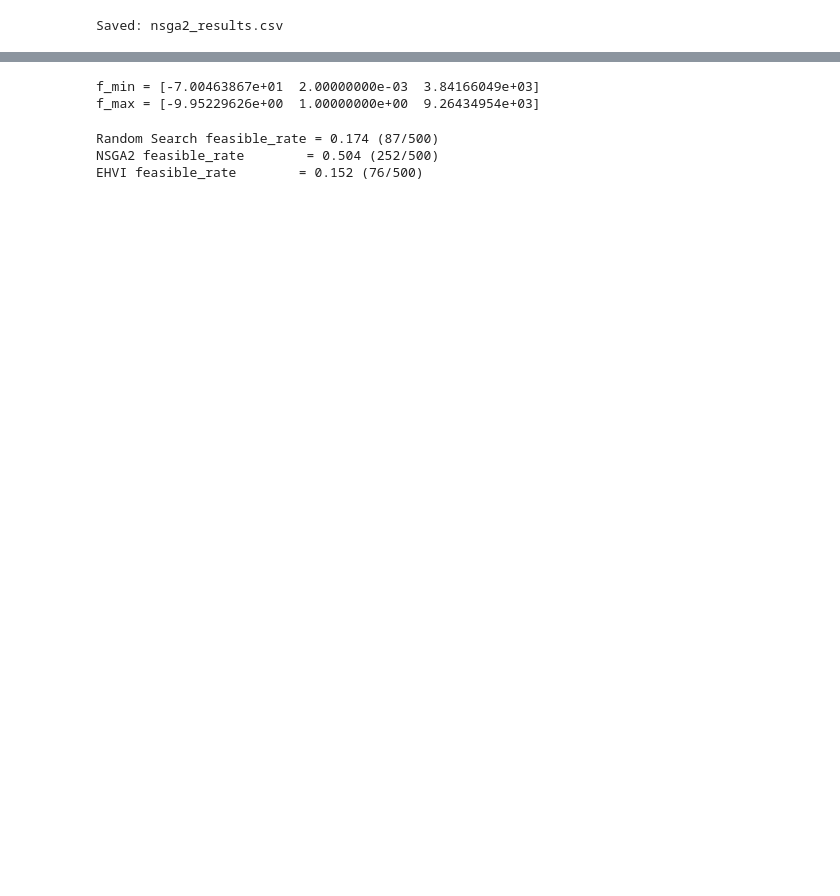
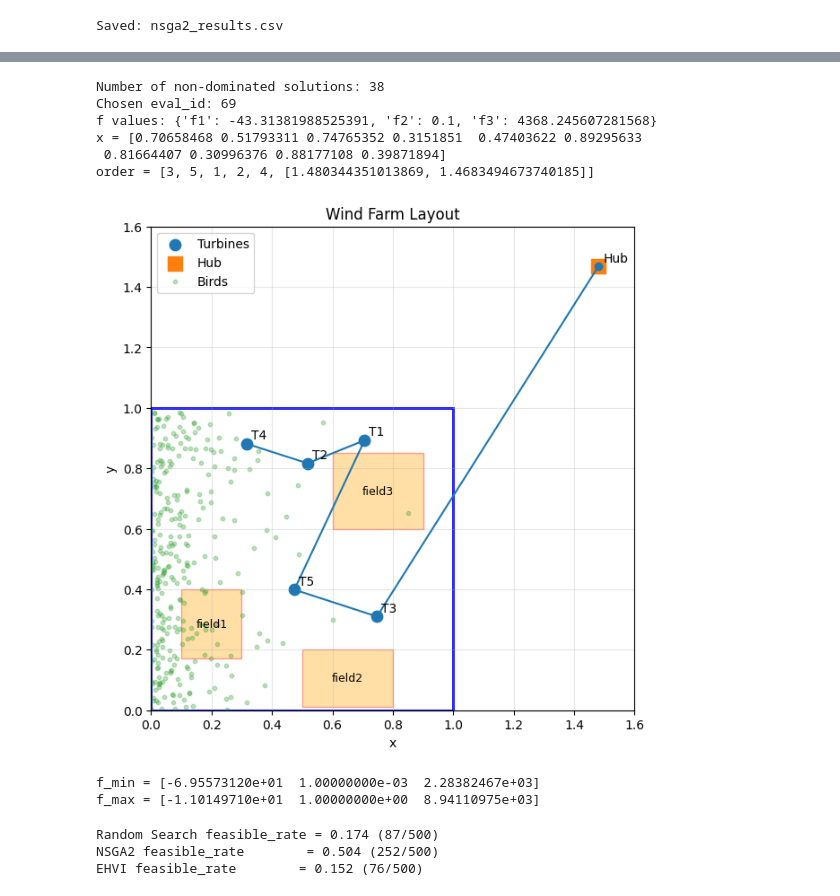
Before and after one commit to lbliek/Multiobjective-Wind-Farm-Layout-Optimization, a Jupyter notebook: generator/objs_const_NSGA2.ipynb, the cells around one changed output, grey strips where cells are left out. Saved outputs shown, nothing was run; the diff lists cells and outputs as text; code cells hidden in the pictures; blank space fills up the shorter version.

```diff
--- a/generator/objs_const_NSGA2.ipynb
+++ b/generator/objs_const_NSGA2.ipynb
@@ -550,6 +542,48 @@ print("Saved: hv_curve_NSGA2_cumulative.png")
 Saved: hv_curve_NSGA2_cumulative.png
+# %%
+import ast
+import numpy as np
+import pandas as pd
+from pymoo.util.nds.non_dominated_sorting import NonDominatedSorting
+
+CSV_PATH = "nsga2_results.csv"
+df = pd.read_csv(CSV_PATH)
+
+cur_feas = df[df["feasible"] == 1].copy()
+
+F = cur_feas[["f1", "f2", "f3"]].to_numpy(dtype=float)
+
+# non-dominated sorting
+fronts = NonDominatedSorting().do(F)
+first_front_idx = fronts[0]
+
+print("Number of non-dominated solutions:", len(first_front_idx))
+
+# pick one non-dominated solution
+row = cur_feas.iloc[first_front_idx[1]]
+
+print("Chosen eval_id:", row["eval_id"])
+print("f values:", row[["f1", "f2", "f3"]].to_dict())
+
+x = ast.literal_eval(row["x"])
+order = ast.literal_eval(row["order"])
+
+x = np.array(x, dtype=float)
+
+print("x =", x)
+print("order =", order)
+
+# plot layout
+problem.plot_layout(x, order)
+# %% [output]
+Number of non-dominated solutions: 38
+Chosen eval_id: 69
+f values: {'f1': -43.31381988525391, 'f2': 0.1, 'f3': 4368.245607281568}
+x = [0.70658468 0.51793311 0.74765352 0.3151851  0.47403622 0.89295633
+ 0.81664407 0.30996376 0.88177108 0.39871894]
+order = [3, 5, 1, 2, 4, [1.480344351013869, 1.4683494673740185]]
+[figure, added]
 # %%
-
 files = [
     "random_search_results.csv",
     "nsga2_results.csv",
@@ -573,8 +607,8 @@ f_max = F.max(axis=0)
 print("f_min =", f_min)
 print("f_max =", f_max)
 # %% [output]
-f_min = [-7.00463867e+01  2.00000000e-03  3.84166049e+03]
-f_max = [-9.95229626e+00  1.00000000e+00  9.26434954e+03]
+f_min = [-6.95573120e+01  1.00000000e-03  2.28382467e+03]
+f_max = [-1.10149710e+01  1.00000000e+00  8.94110975e+03]
 # %%
 import numpy as np
 import pandas as pd
```
Also changed, not shown: parts of 5 cells of this notebook, 7 other files.
